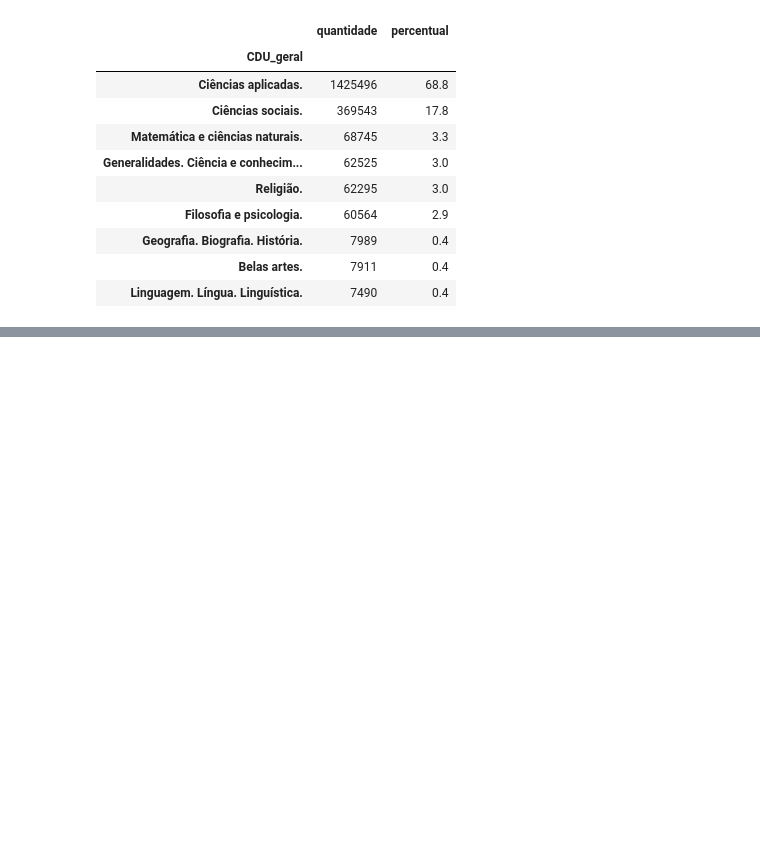
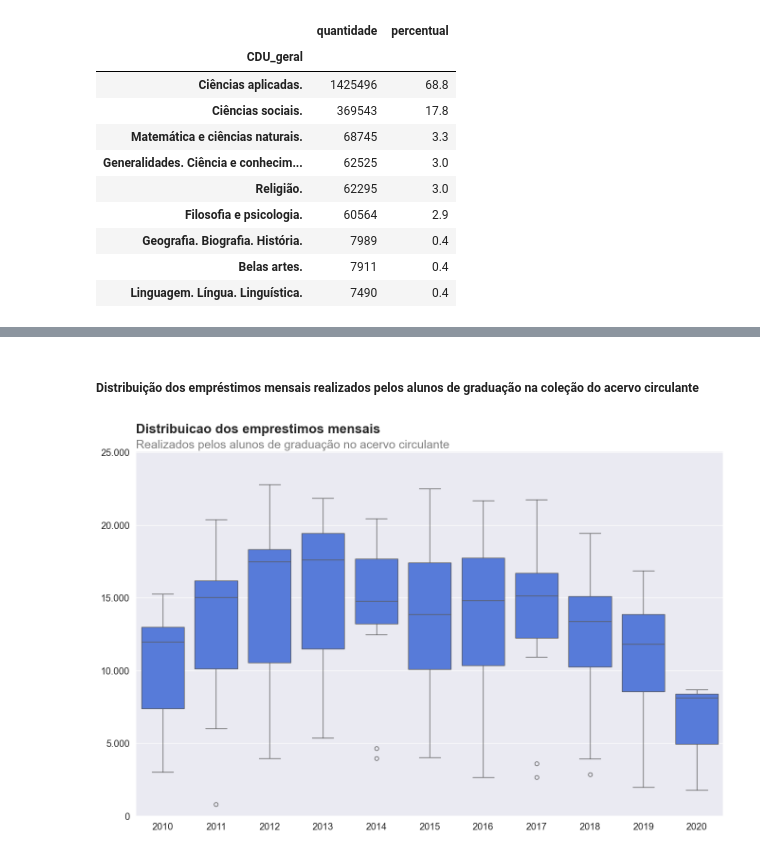
Before and after one commit to PietroDelCorona/Python_Pandas_Alura, a Jupyter notebook: codigos.ipynb, the cells around one changed output, grey strips where cells are left out. Saved outputs shown, nothing was run; the diff lists cells and outputs as text; code cells hidden in the pictures; blank space fills up the shorter version.

Commit message:
Day 5 - data exploration analysis and Boxplot

```diff
--- a/codigos.ipynb
+++ b/codigos.ipynb
@@ -760,0 +798,3 @@ tabela_frequencia('CDU_geral')
+# %%
+alunos_graduacao = emprestimos_completos.query('tipo_vinculo_usuario == "ALUNO DE GRADUAÇÃO"')
+alunos_graduacao.colecao.value_counts()
@@ -760,0 +820,10 @@ tabela_frequencia('CDU_geral')
+# %%
+alunos_graduacao_acervo_circulante = alunos_graduacao.query('colecao == "Acervo Circulante"')
+alunos_graduacao_acervo_circulante = pd.DataFrame(alunos_graduacao_acervo_circulante)
+alunos_graduacao_acervo_circulante['data_emprestimo'] = pd.to_datetime(alunos_graduacao_acervo_circulante['data_emprestimo'])
+alunos_graduacao_acervo_circulante['ano'] = alunos_graduacao_acervo_circulante['data_emprestimo'].dt.year
+alunos_graduacao_acervo_circulante['mes'] = alunos_graduacao_acervo_circulante['data_emprestimo'].dt.month
+alunos_graduacao_acervo_circulante = alunos_graduacao_acervo_circulante.loc[:,['ano', 'mes']]
+alunos_graduacao_acervo_circulante = alunos_graduacao_acervo_circulante.value_counts().to_frame('quantidade').reset_index()
+
+alunos_graduacao_acervo_circulante
@@ -760,0 +844,21 @@ tabela_frequencia('CDU_geral')
+# %%
+def gera_box_plot(dataset,x,y, titulo, subtitulo):
+    sns.set_theme(style='darkgrid', palette='Blues', font_scale=1.3)
+    plt.figure(figsize=(16,10))
+
+    ax = sns.boxplot(y= y,x= x, data= dataset, color='#4171EF')
+    ax.yaxis.set_major_formatter(ticker.FuncFormatter(lambda x, p: format(int(x), ',').replace(',','.')))
+
+    plt.ylim(0, max(dataset[y]*1.1))
+    plt.xlabel(None)
+    plt.ylabel(None)
+
+    ax.set_title(titulo+"\n", size=20, loc='left', weight='bold')
+    ax.text(s=subtitulo,x=-0.5,y=max(dataset[y])*1.11,fontsize=18, ha='left',color='gray')
+# %% [markdown]
+##### Distribuição dos empréstimos mensais realizados pelos alunos de graduação na coleção do acervo circulante
+# %%
+gera_box_plot(alunos_graduacao_acervo_circulante, 'ano', 'quantidade', 'Distribuicao dos emprestimos mensais',
+               'Realizados pelos alunos de graduação no acervo circulante')
+# %% [output]
+[figure, added]
```
Also changed, not shown: parts of 9 cells of this notebook.
